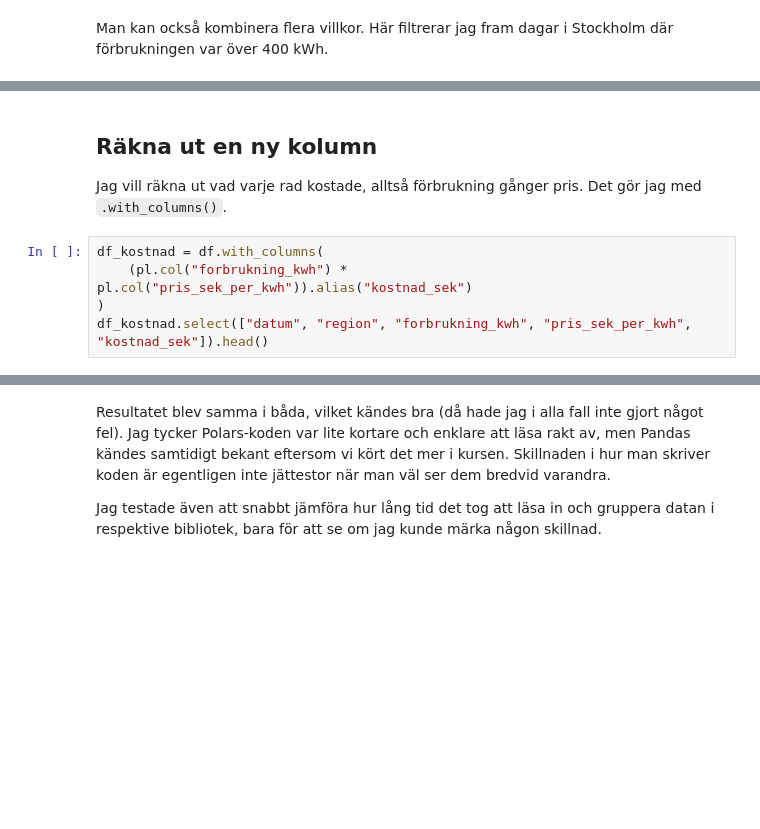
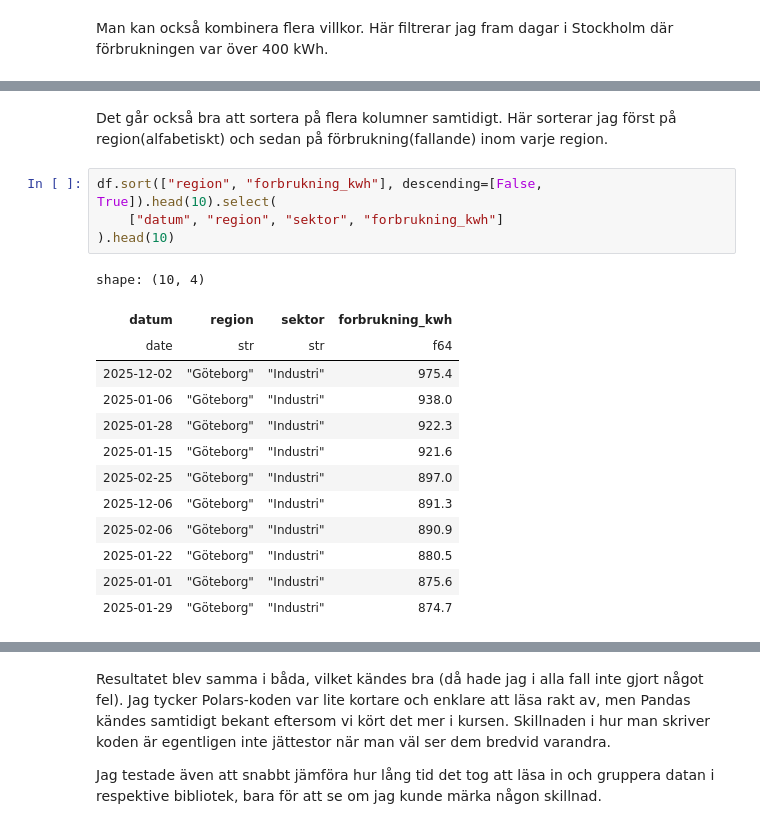
Before and after one commit to IrfanPallani/Polars_Advanced_Python, a Jupyter notebook: polars_fordjupning.ipynb, the cells around one changed output, grey strips where cells are left out. Cells and saved outputs as stored; diff of their text form; blank space fills up the shorter version.

```diff
--- a/polars_fordjupning.ipynb
+++ b/polars_fordjupning.ipynb
@@ -83,9 +176,20 @@ topp10.select(["datum", "region", "sektor", "forbrukning_kwh"])
-# %% [markdown]
-## Räkna ut en ny kolumn
-
-Jag vill räkna ut vad varje rad kostade, alltså förbrukning gånger pris. Det gör jag med `.with_columns()`.
-# %%
-df_kostnad = df.with_columns(
-    (pl.col("forbrukning_kwh") * pl.col("pris_sek_per_kwh")).alias("kostnad_sek")
-)
-df_kostnad.select(["datum", "region", "forbrukning_kwh", "pris_sek_per_kwh", "kostnad_sek"]).head()
+# %% [markdown]
+Det går också bra att sortera på flera kolumner samtidigt. Här sorterar jag först på region(alfabetiskt) och sedan på förbrukning(fallande) inom varje region.
+# %%
+df.sort(["region", "forbrukning_kwh"], descending=[False, True]).head(10).select(
+    ["datum", "region", "sektor", "forbrukning_kwh"]
+).head(10)
+# %% [output]
+shape: (10, 4)
+| datum | region | sektor | forbrukning_kwh |
+| date | str | str | f64 |
+| 2025-12-02 | "Göteborg" | "Industri" | 975.4 |
+| 2025-01-06 | "Göteborg" | "Industri" | 938.0 |
+| 2025-01-28 | "Göteborg" | "Industri" | 922.3 |
+| 2025-01-15 | "Göteborg" | "Industri" | 921.6 |
+| 2025-02-25 | "Göteborg" | "Industri" | 897.0 |
+| 2025-12-06 | "Göteborg" | "Industri" | 891.3 |
+| 2025-02-06 | "Göteborg" | "Industri" | 890.9 |
+| 2025-01-22 | "Göteborg" | "Industri" | 880.5 |
+| 2025-01-01 | "Göteborg" | "Industri" | 875.6 |
+| 2025-01-29 | "Göteborg" | "Industri" | 874.7 |
```
Also changed, not shown: parts of 47 cells of this notebook, 1 other file.
